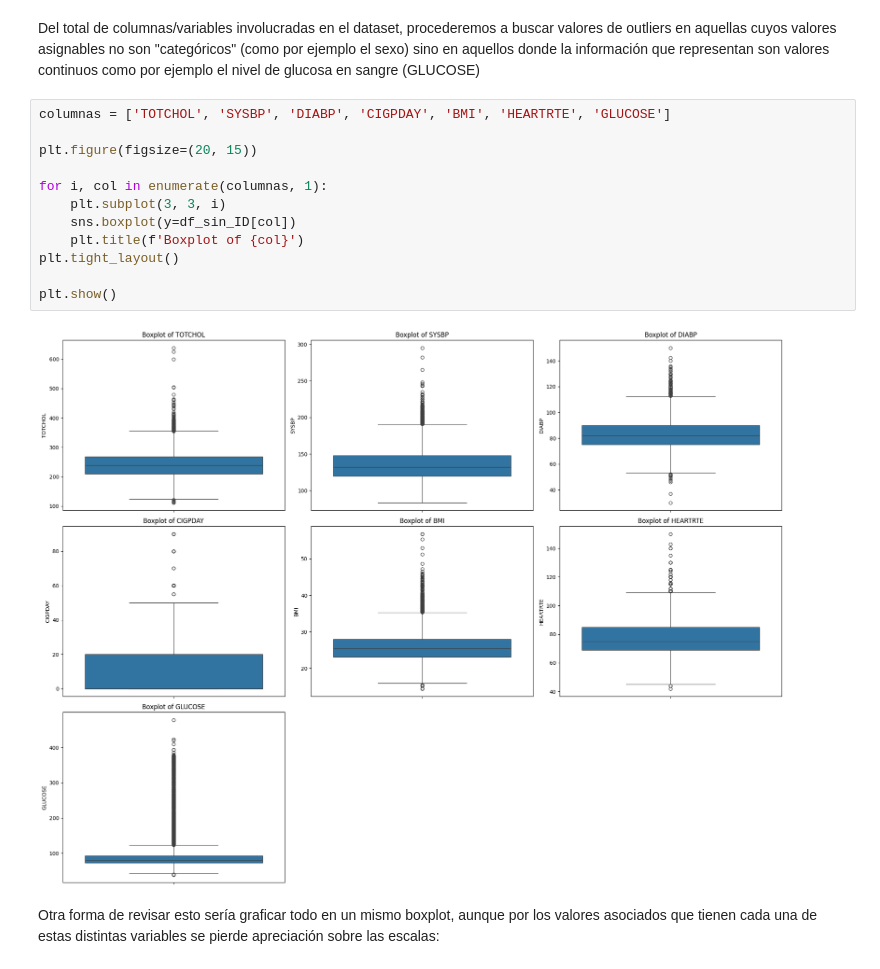
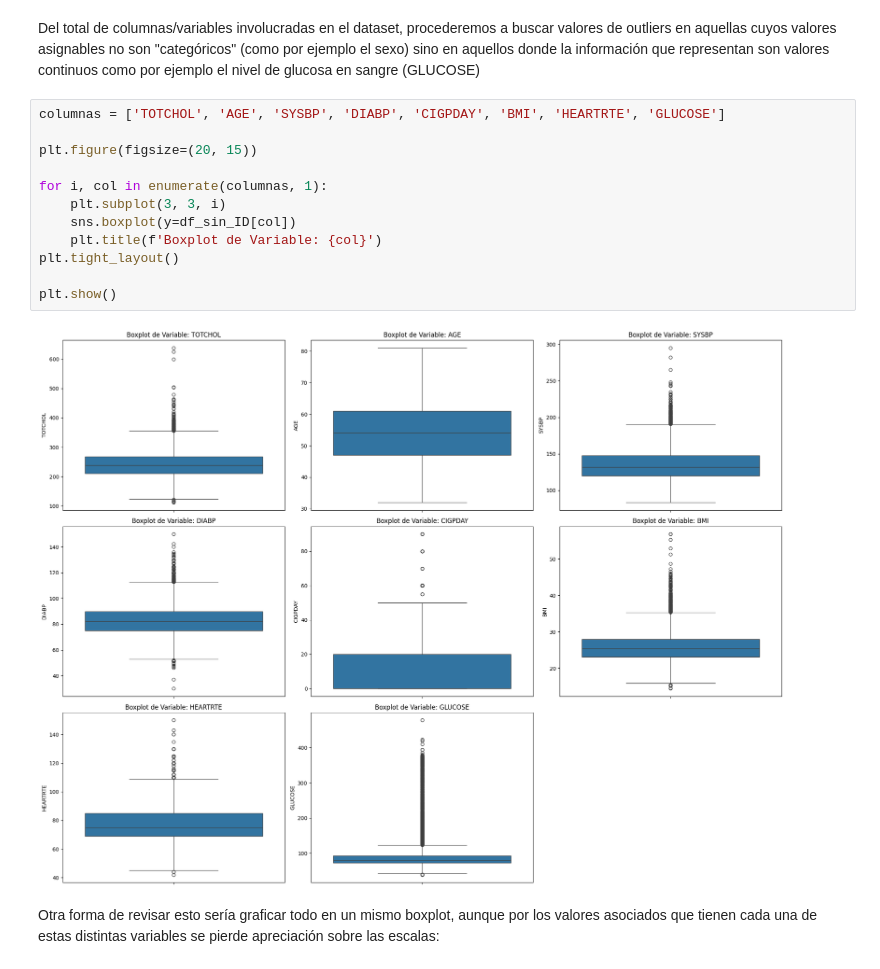
Before and after one commit to estebanbec/machine_learning, a Jupyter notebook: Colab_Proyecto.ipynb, the cells around one changed output. Drawn from its saved outputs; the diff is of its cells as text.

```diff
--- a/Colab_Proyecto.ipynb
+++ b/Colab_Proyecto.ipynb
@@ -324,19 +324,19 @@ Index(['SEX', 'TOTCHOL', 'AGE', 'SYSBP', 'DIABP', 'CURSMOKE', 'CIGPDAY', 'BMI',
 # %% [markdown]
 Del total de columnas/variables involucradas en el dataset, procederemos a buscar valores de outliers en aquellas cuyos valores asignables no son "categóricos" (como por ejemplo el sexo) sino en aquellos donde la información que representan son valores continuos como por ejemplo el nivel de glucosa en sangre (GLUCOSE)
 # %%
-columnas = ['TOTCHOL', 'SYSBP', 'DIABP', 'CIGPDAY', 'BMI', 'HEARTRTE', 'GLUCOSE']
+columnas = ['TOTCHOL', 'AGE', 'SYSBP', 'DIABP', 'CIGPDAY', 'BMI', 'HEARTRTE', 'GLUCOSE']
 
 plt.figure(figsize=(20, 15))
 
 for i, col in enumerate(columnas, 1):
     plt.subplot(3, 3, i)
     sns.boxplot(y=df_sin_ID[col])
-    plt.title(f'Boxplot of {col}')
+    plt.title(f'Boxplot de Variable: {col}')
 plt.tight_layout()
 
 plt.show()
 # %% [output]
-[figure, old version]
+[figure, new version]
 # %% [markdown]
 Otra forma de revisar esto sería graficar todo en un mismo boxplot, aunque por los valores asociados que tienen cada una de estas distintas variables se pierde apreciación sobre las escalas:
 # %%
```
Also changed, not shown: parts of 11 cells of this notebook.
